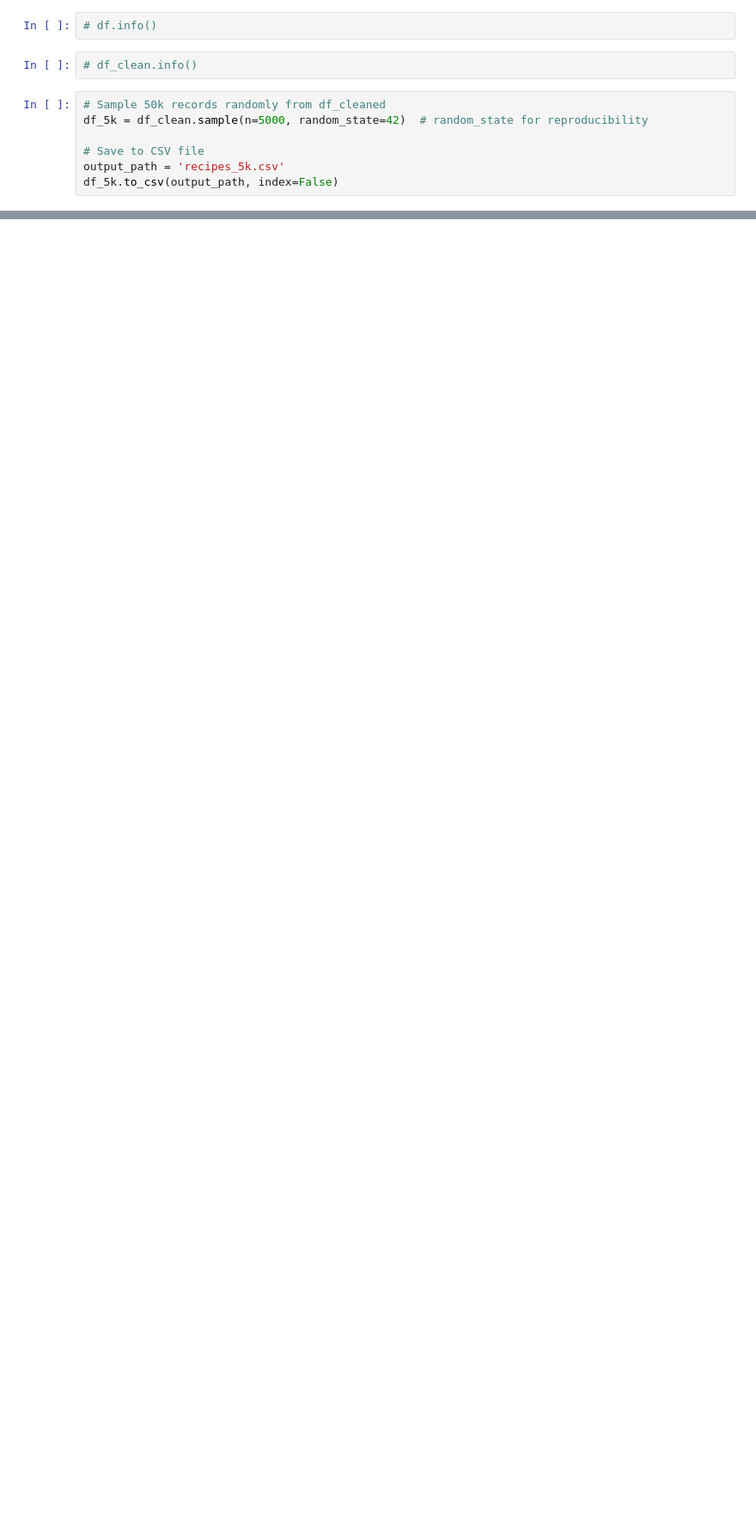
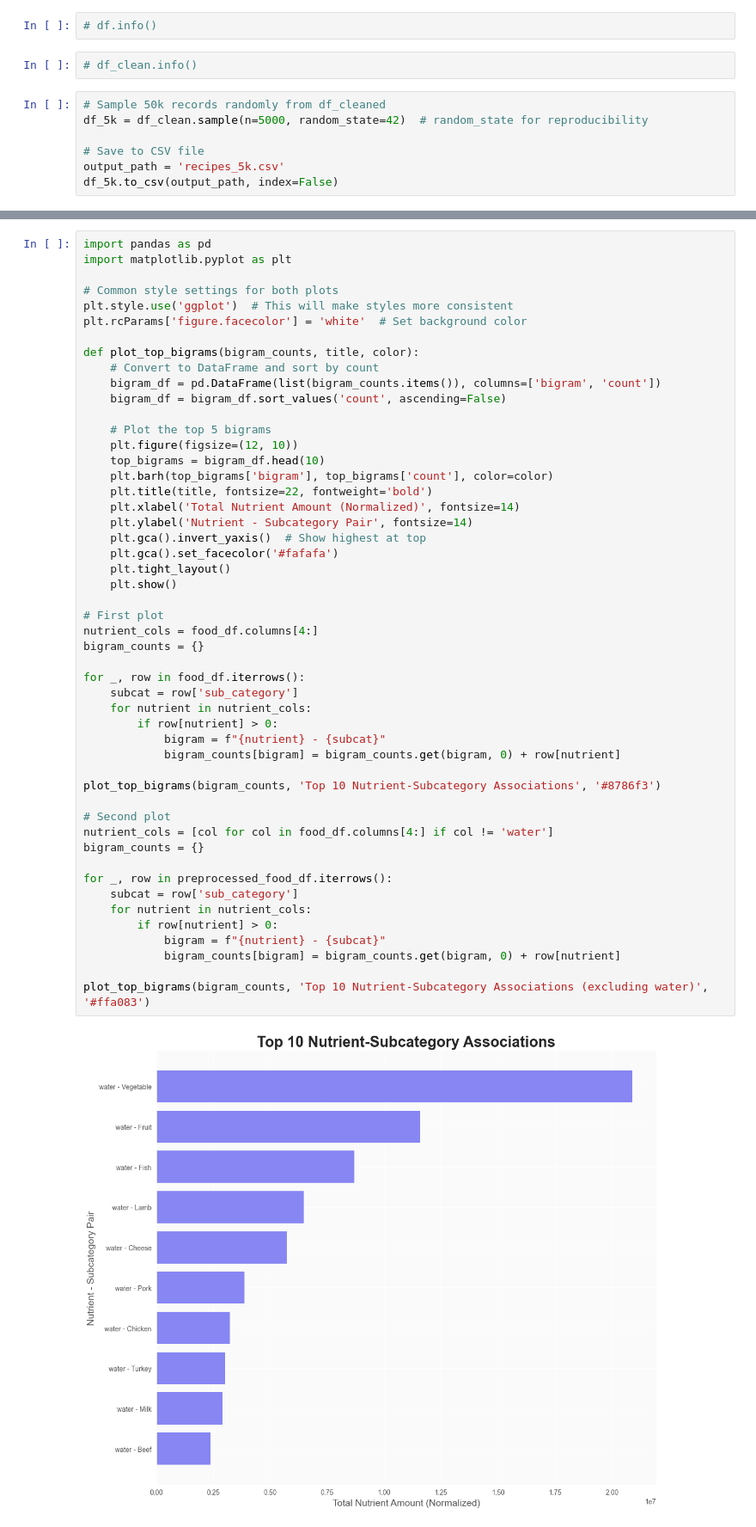
Before and after one commit to MinhasAlungal/culinary_compass, a Jupyter notebook: notebooks/food_recipes_EDA.ipynb, the cells around one changed output, grey strips where cells are left out. Shown at 86% size. Cells and saved outputs as stored; diff of their text form; blank space fills up the shorter version.

```diff
--- a/notebooks/food_recipes_EDA.ipynb
+++ b/notebooks/food_recipes_EDA.ipynb
@@ -572,0 +1049,52 @@ print(duplicate_counts.head(10))
+# %%
+import pandas as pd
+import matplotlib.pyplot as plt
+
+# Common style settings for both plots
+plt.style.use('ggplot')  # This will make styles more consistent
+plt.rcParams['figure.facecolor'] = 'white'  # Set background color
+
+def plot_top_bigrams(bigram_counts, title, color):
+    # Convert to DataFrame and sort by count
+    bigram_df = pd.DataFrame(list(bigram_counts.items()), columns=['bigram', 'count'])
+    bigram_df = bigram_df.sort_values('count', ascending=False)
+
+    # Plot the top 5 bigrams
+    plt.figure(figsize=(12, 10))
+    top_bigrams = bigram_df.head(10)
+    plt.barh(top_bigrams['bigram'], top_bigrams['count'], color=color)
+    plt.title(title, fontsize=22, fontweight='bold')
+    plt.xlabel('Total Nutrient Amount (Normalized)', fontsize=14)
+    plt.ylabel('Nutrient - Subcategory Pair', fontsize=14)
+    plt.gca().invert_yaxis()  # Show highest at top
+    plt.gca().set_facecolor('#fafafa')
+    plt.tight_layout()
+    plt.show()
+
+# First plot
+nutrient_cols = food_df.columns[4:]
+bigram_counts = {}
+
+for _, row in food_df.iterrows():
+    subcat = row['sub_category']
+    for nutrient in nutrient_cols:
+        if row[nutrient] > 0:
+            bigram = f"{nutrient} - {subcat}"
+            bigram_counts[bigram] = bigram_counts.get(bigram, 0) + row[nutrient]
+
+plot_top_bigrams(bigram_counts, 'Top 10 Nutrient-Subcategory Associations', '#8786f3')
+
+# Second plot
+nutrient_cols = [col for col in food_df.columns[4:] if col != 'water']
+bigram_counts = {}
+
+for _, row in preprocessed_food_df.iterrows():
+    subcat = row['sub_category']
+    for nutrient in nutrient_cols:
+        if row[nutrient] > 0:
+            bigram = f"{nutrient} - {subcat}"
+            bigram_counts[bigram] = bigram_counts.get(bigram, 0) + row[nutrient]
+
+plot_top_bigrams(bigram_counts, 'Top 10 Nutrient-Subcategory Associations (excluding water)', '#ffa083')
+# %% [output]
+[figure, added]
```
Also changed, not shown: parts of 51 cells of this notebook, 3 other files.
